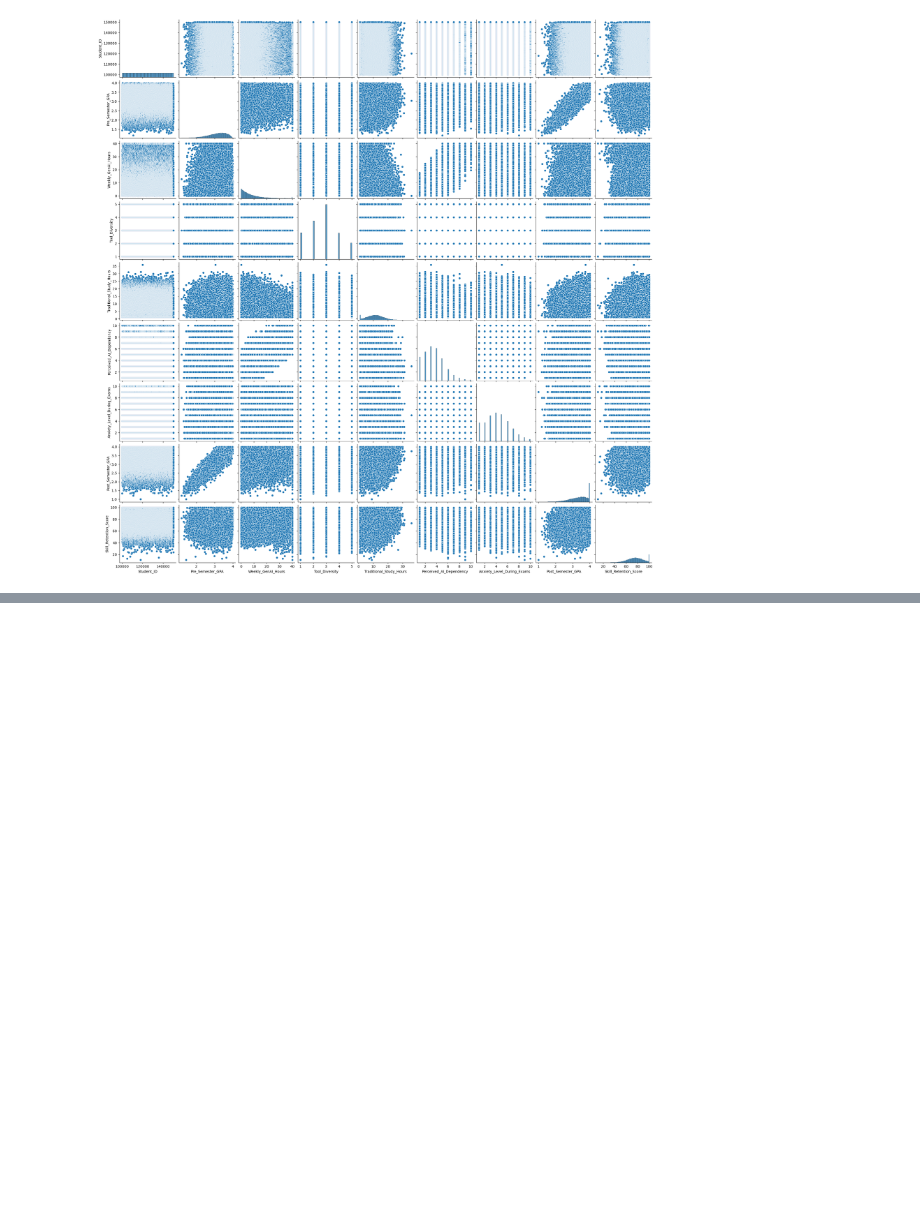
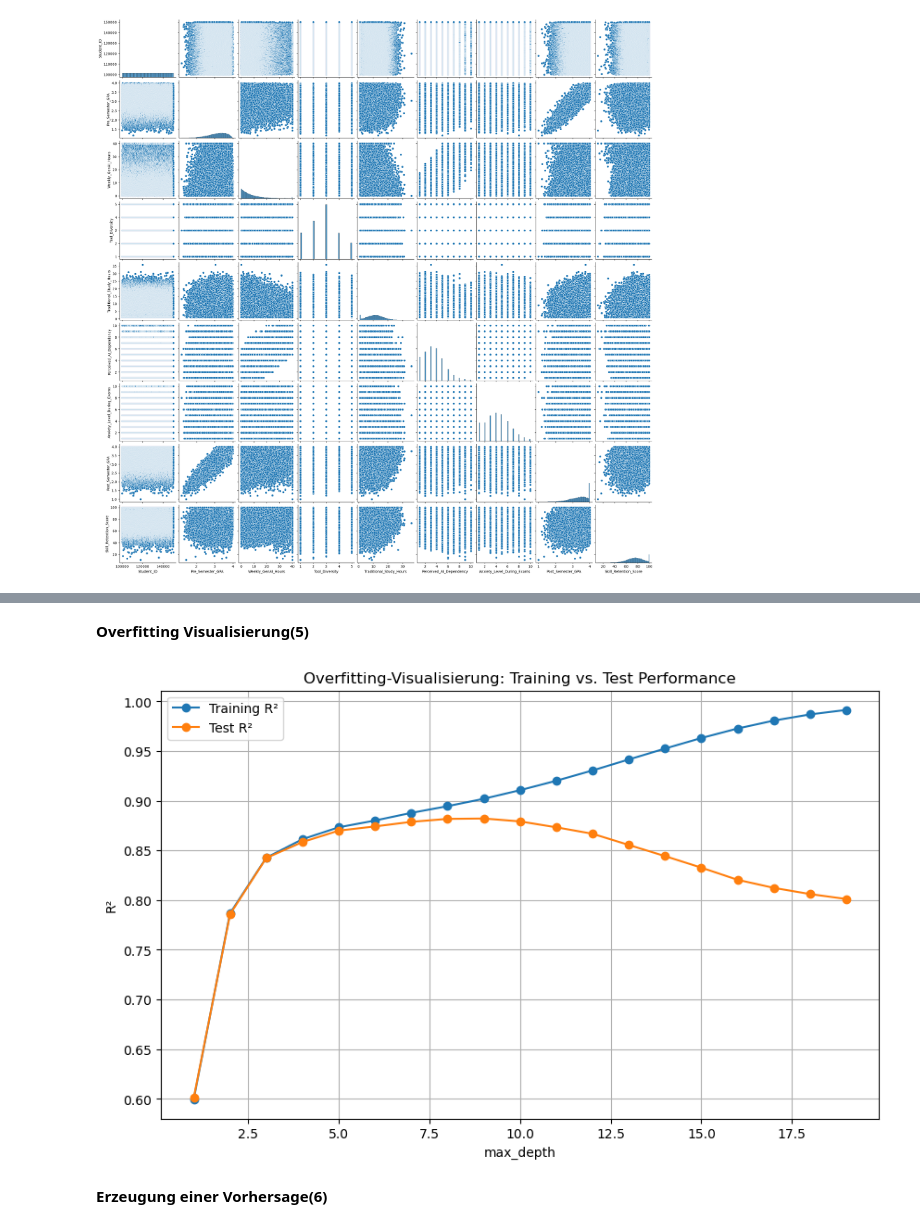
Before and after one commit to m4xi698/Machine-Learning-Project, a Jupyter notebook: notebooks/mlProjectNotebook.ipynb, the cells around one changed output, grey strips where cells are left out. Drawn from its saved outputs; the diff is of its cells as text; code cells hidden in the pictures; blank space fills up the shorter version.

Commit message:
1: Refactored some texts, added some html styling. 2: Added Overfitting Check and Vizualization aswell as a Parameter Search to find the best Parameters for the Regression Tree.

```diff
--- a/notebooks/mlProjectNotebook.ipynb
+++ b/notebooks/mlProjectNotebook.ipynb
@@ -73,5 +85,5 @@ Kategorische Variable finden (Spalten ohne numerische Werte)
 # %%
-categorical_columns = df_clean.select_dtypes(include=["object", "category"]).columns
+categorical_columns = df_clean.select_dtypes(include=["object"]).columns
 
-categorical_columns
+print("Kategorische Spalten:", categorical_columns)
 # %% [output]
@@ -144,0 +271,10 @@ Fragestellung für Prediction und Inference
+# %%
+tree = DecisionTreeRegressor(
+    max_depth=10,
+    random_state=42,
+    min_samples_leaf = 50,
+    min_samples_split = 100,
+    ccp_alpha=0.0
+)
+
+tree.fit(X_train, y_train)
@@ -144,0 +308,24 @@ Fragestellung für Prediction und Inference
+# %% [markdown]
+<b>Overfitting Visualisierung(5)</b>
+# %%
+train_scores = []
+test_scores = []
+depths = range(1, 20)
+for depth in depths:
+    model = DecisionTreeRegressor(max_depth=depth, random_state=42)
+    model.fit(X_train, y_train)
+    train_scores.append(r2_score(y_train, model.predict(X_train)))
+    test_scores.append(r2_score(y_test, model.predict(X_test)))
+plt.figure(figsize=(10, 6))
+plt.plot(depths, train_scores, label='Training R²', marker='o')
+plt.plot(depths, test_scores, label='Test R²', marker='o')
+plt.xlabel('max_depth')
+plt.ylabel('R²')
+plt.title('Overfitting-Visualisierung: Training vs. Test Performance')
+plt.legend()
+plt.grid(True)
+plt.show()
+# %% [output]
+[figure, added]
+# %% [markdown]
+<b>Erzeugung einer Vorhersage(6)</b>
```
Also changed, not shown: parts of 31 cells of this notebook.
